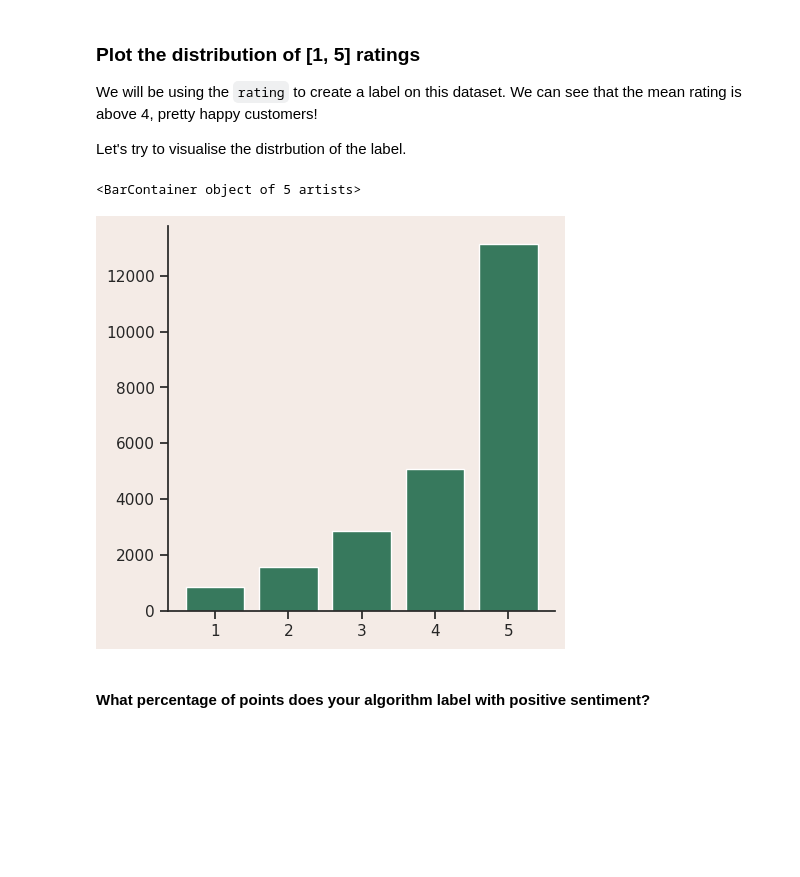
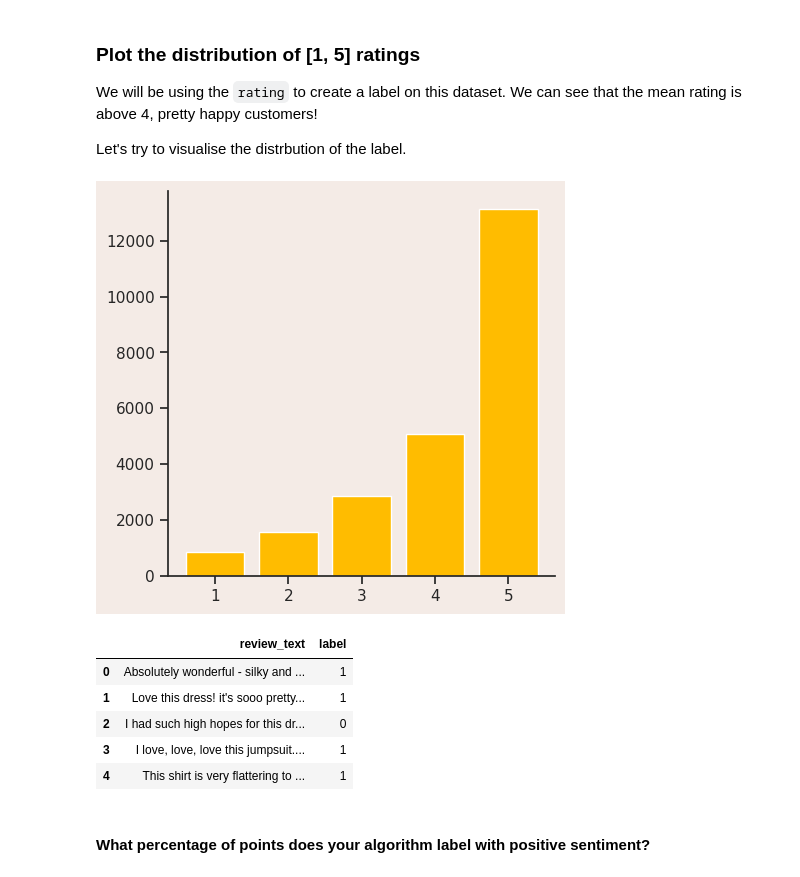
Before and after one commit to victorchu/full-stack-ml-metaflow-corise-week-1, a Jupyter notebook: project/template.ipynb, the cells around one changed output. Cells and saved outputs as stored; diff of their text form; code cells hidden in the pictures; blank space fills up the shorter version.

Commit message:
labeling

```diff
--- a/project/template.ipynb
+++ b/project/template.ipynb
@@ -118,11 +127,13 @@ We will be using the `rating` to create a label on this dataset. We can see that
 Let's try to visualise the distrbution of the label.
 # %%
 
-rating_distribution = df.groupby('rating')['rating'].count()
+# rating_distribution = df.groupby('rating')['rating'].count()
+rating_distribution = df['rating'].value_counts()
+
 fig, ax = plt.subplots(1, 1, figsize=(5, 5))
 # You can swap the color used with the defined constants at the top of the notebook
-ax.bar(x=rating_distribution.index, height=rating_distribution.values, color=GREEN)
+ax.bar(x=rating_distribution.index, height=rating_distribution.values, color=YELLOW)
+plt.show()
 # %% [output]
-<BarContainer object of 5 artists>
-[figure, old version]
+[figure, new version]
 # %%
@@ -161,6 +172,15 @@ assert (
 assert (
     not sum([1 if r == "nan" else 0 for r in reviews]) > 0
 ), "There are `nan` values in the feature set!"
+# %%
+has_review_df[['review_text', 'label']].head()
+# %% [output]
+|  | review_text | label |
+| 0 | Absolutely wonderful - silky and ... | 1 |
+| 1 | Love this dress! it's sooo pretty... | 1 |
+| 2 | I had such high hopes for this dr... | 0 |
+| 3 | I love, love, love this jumpsuit.... | 1 |
+| 4 | This shirt is very flattering to ... | 1 |
 # %% [markdown]
 #### What percentage of points does your algorithm label with positive sentiment?
 # %%
```
Also changed, not shown: parts of 3 cells of this notebook.
